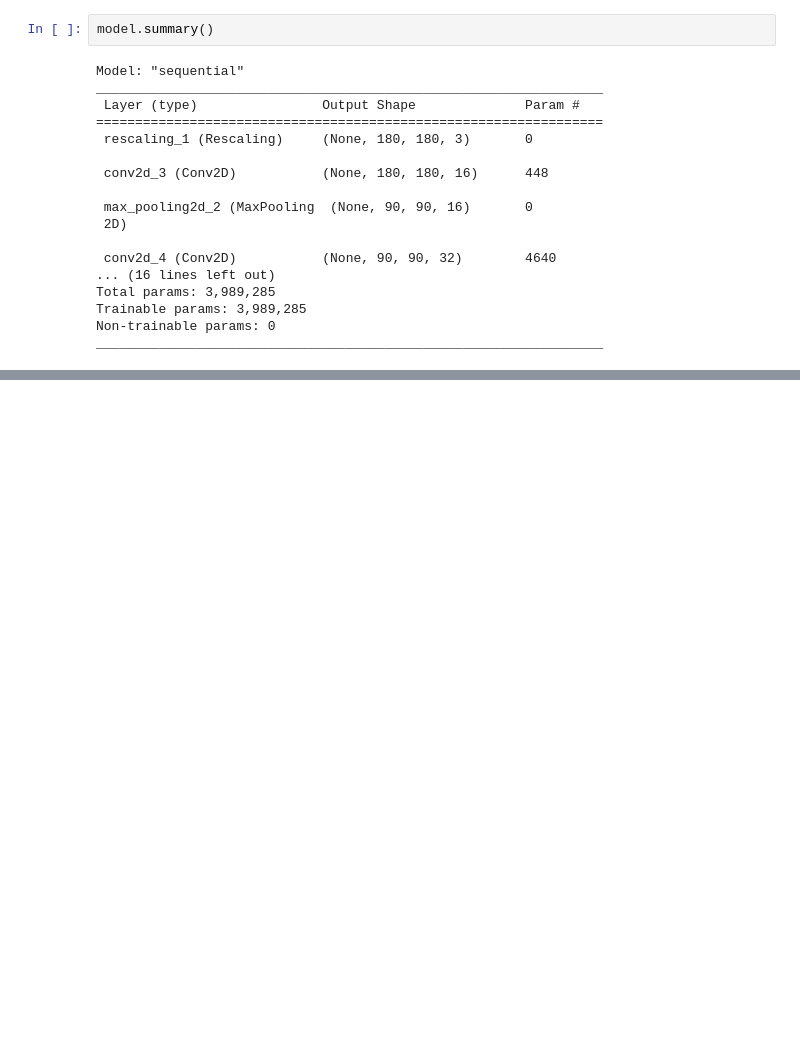
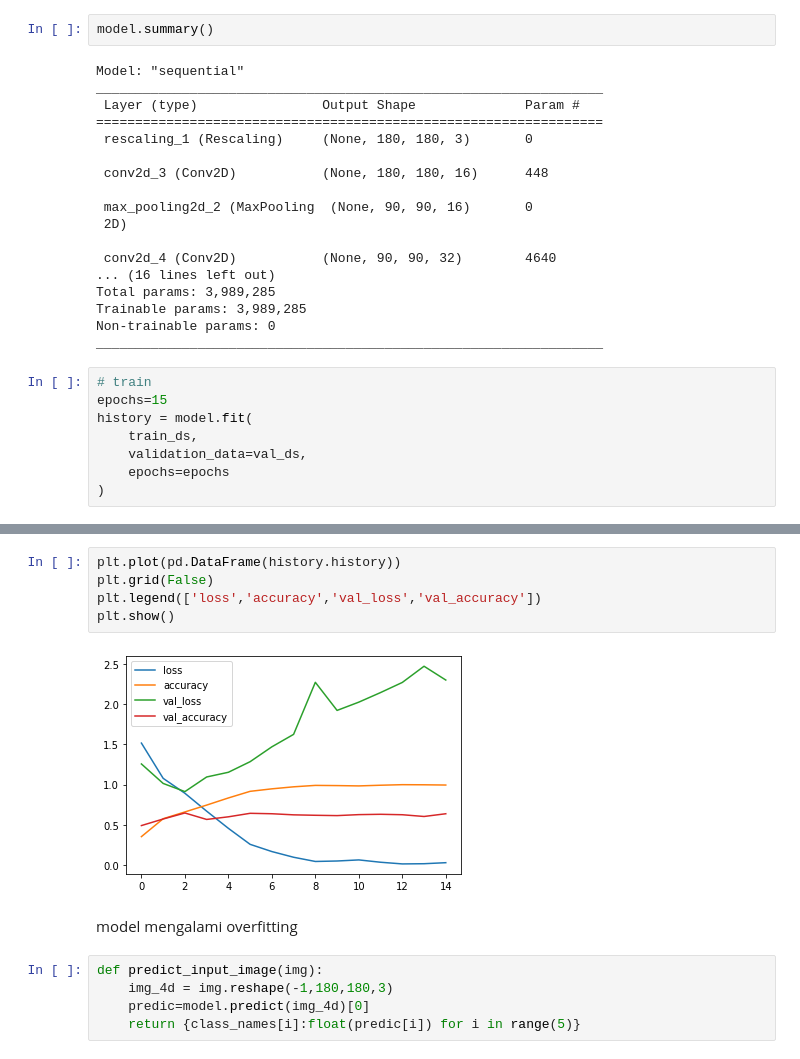
Before and after one commit to TeguhPermana666/Classifier-Flower, a Jupyter notebook: model.ipynb, the cells around one changed output, grey strips where cells are left out. Saved outputs shown, nothing was run; the diff lists cells and outputs as text; blank space fills up the shorter version.

Commit message:
[Prediction model]

```diff
--- a/model.ipynb
+++ b/model.ipynb
@@ -146,3 +147,11 @@ Total params: 3,989,285
 Trainable params: 3,989,285
 Non-trainable params: 0
 _________________________________________________________________
+# %%
+# train
+epochs=15
+history = model.fit(
+    train_ds,
+    validation_data=val_ds,
+    epochs=epochs
+)
@@ -148,0 +196,14 @@ _________________________________________________________________
+# %%
+plt.plot(pd.DataFrame(history.history))
+plt.grid(False)
+plt.legend(['loss','accuracy','val_loss','val_accuracy'])
+plt.show()
+# %% [output]
+[figure, added]
+# %% [markdown]
+model mengalami overfitting
+# %%
+def predict_input_image(img):
+    img_4d = img.reshape(-1,180,180,3)
+    predic=model.predict(img_4d)[0]
+    return {class_names[i]:float(predic[i]) for i in range(5)}
```
Also changed, not shown: parts of 3 cells of this notebook.
